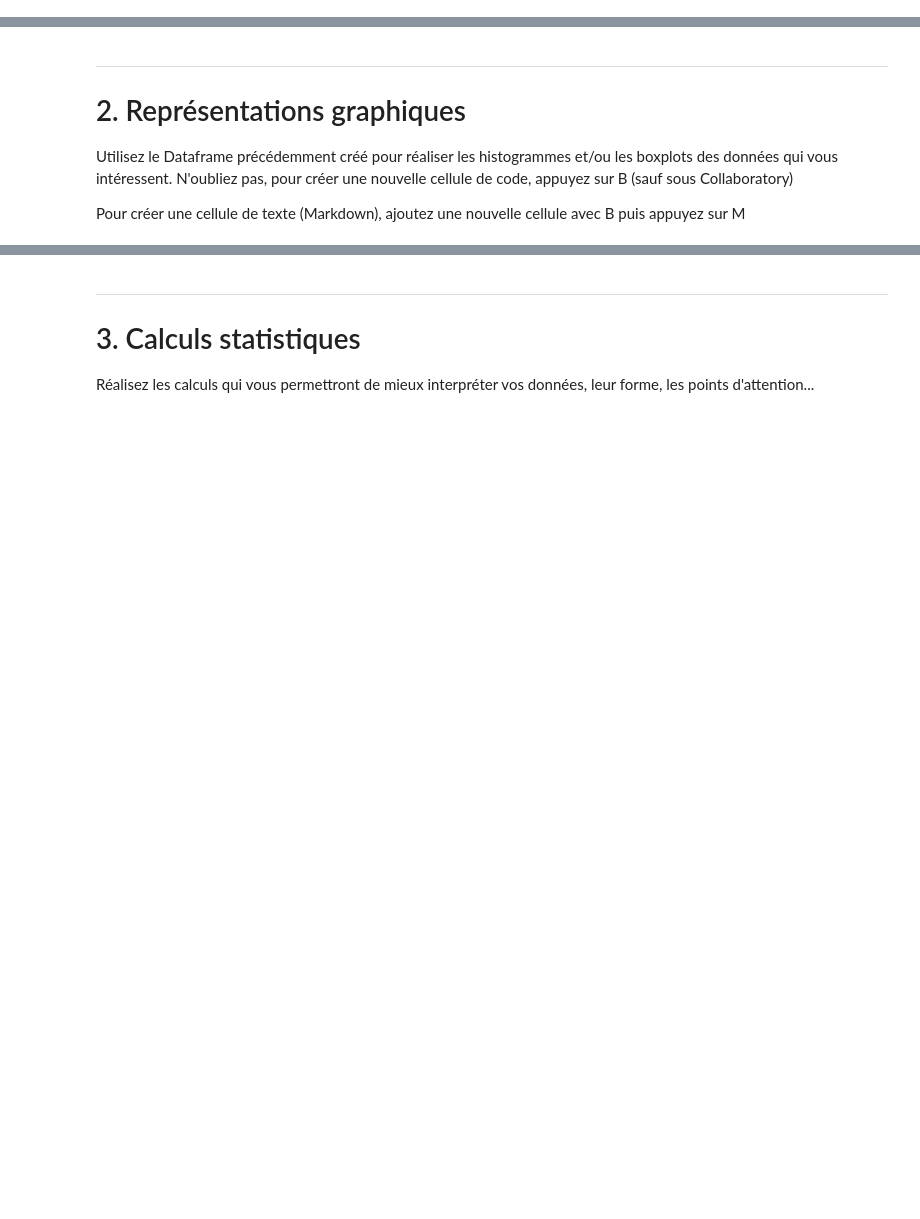
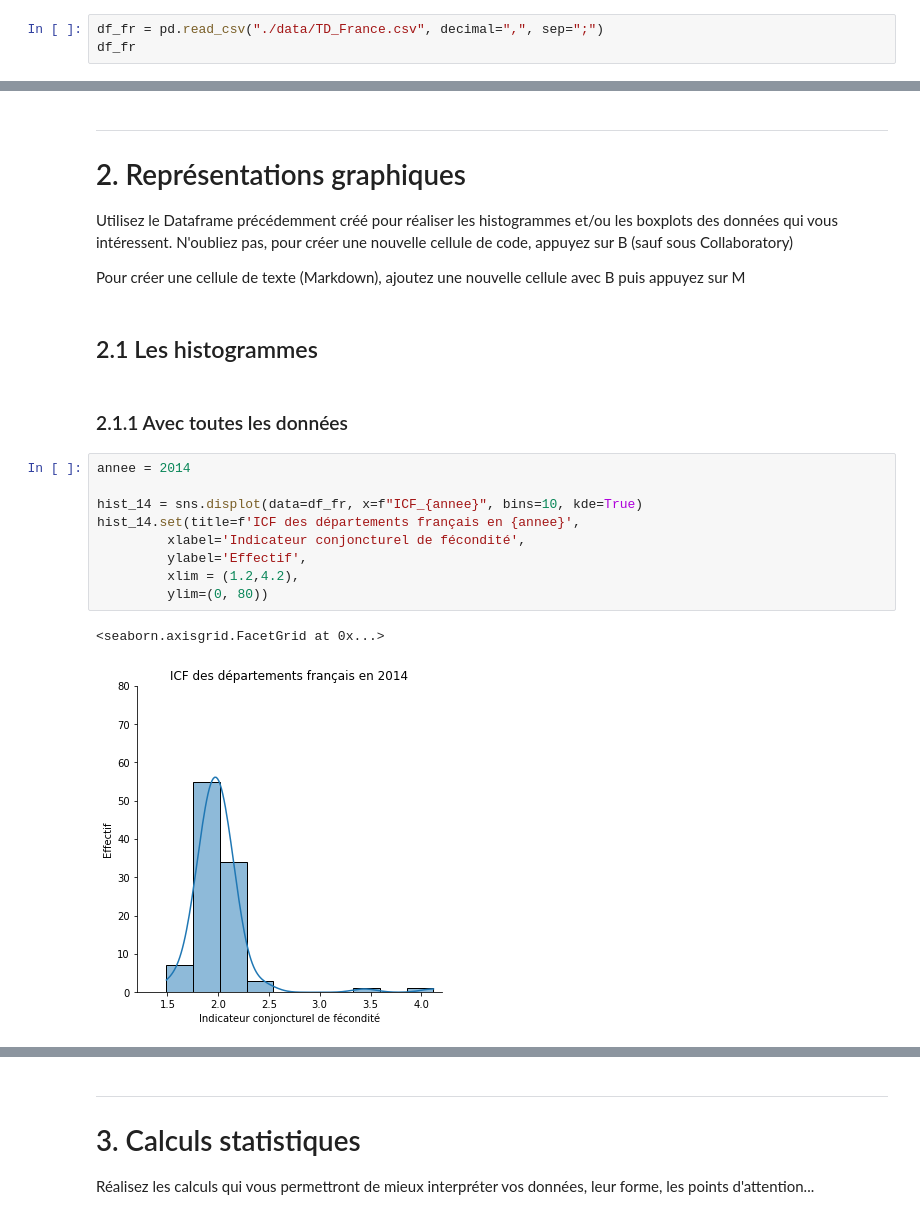
Before and after one commit to fbxyz/ENSG_L1_cartostat, a Jupyter notebook: td/TD1_analyse_univarie_partie2.ipynb, the cells around one changed output, grey strips where cells are left out. Cells and saved outputs as stored; diff of their text form; blank space fills up the shorter version.

```diff
--- a/td/TD1_analyse_univarie_partie2.ipynb
+++ b/td/TD1_analyse_univarie_partie2.ipynb
@@ -64,0 +84,3 @@ dans la cellule ci-dessous
+# %%
+df_fr = pd.read_csv("./data/TD_France.csv", decimal=",", sep=";")
+df_fr
@@ -70,3 +106,19 @@ dans la cellule ci-dessous
 Utilisez le Dataframe précédemment créé pour réaliser les histogrammes et/ou les boxplots des données qui vous intéressent. N'oubliez pas, pour créer une nouvelle cellule de code, appuyez sur B (sauf sous Collaboratory)
 
 Pour créer une cellule de texte (Markdown), ajoutez une nouvelle cellule avec B puis appuyez sur M
+# %% [markdown]
+## 2.1 Les histogrammes
+# %% [markdown]
+### 2.1.1 Avec toutes les données
+# %%
+annee = 2014
+
+hist_14 = sns.displot(data=df_fr, x=f"ICF_{annee}", bins=10, kde=True)
+hist_14.set(title=f'ICF des départements français en {annee}',
+         xlabel='Indicateur conjoncturel de fécondité',
+         ylabel='Effectif',
+         xlim = (1.2,4.2),
+         ylim=(0, 80))
+# %% [output]
+<seaborn.axisgrid.FacetGrid at 0x...>
+[figure, added]
```
Also changed, not shown: parts of 41 cells of this notebook, 25 other files.
